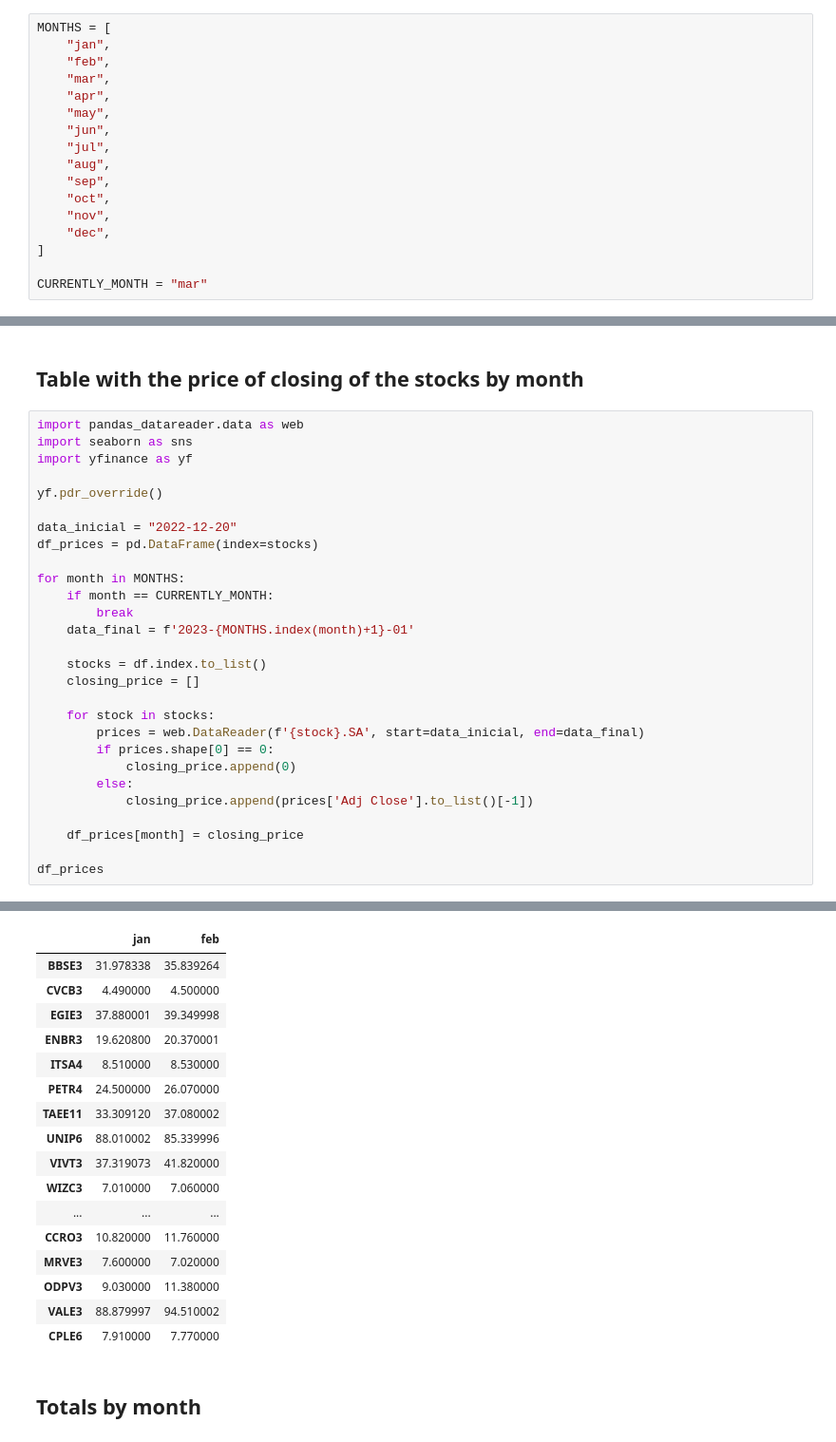
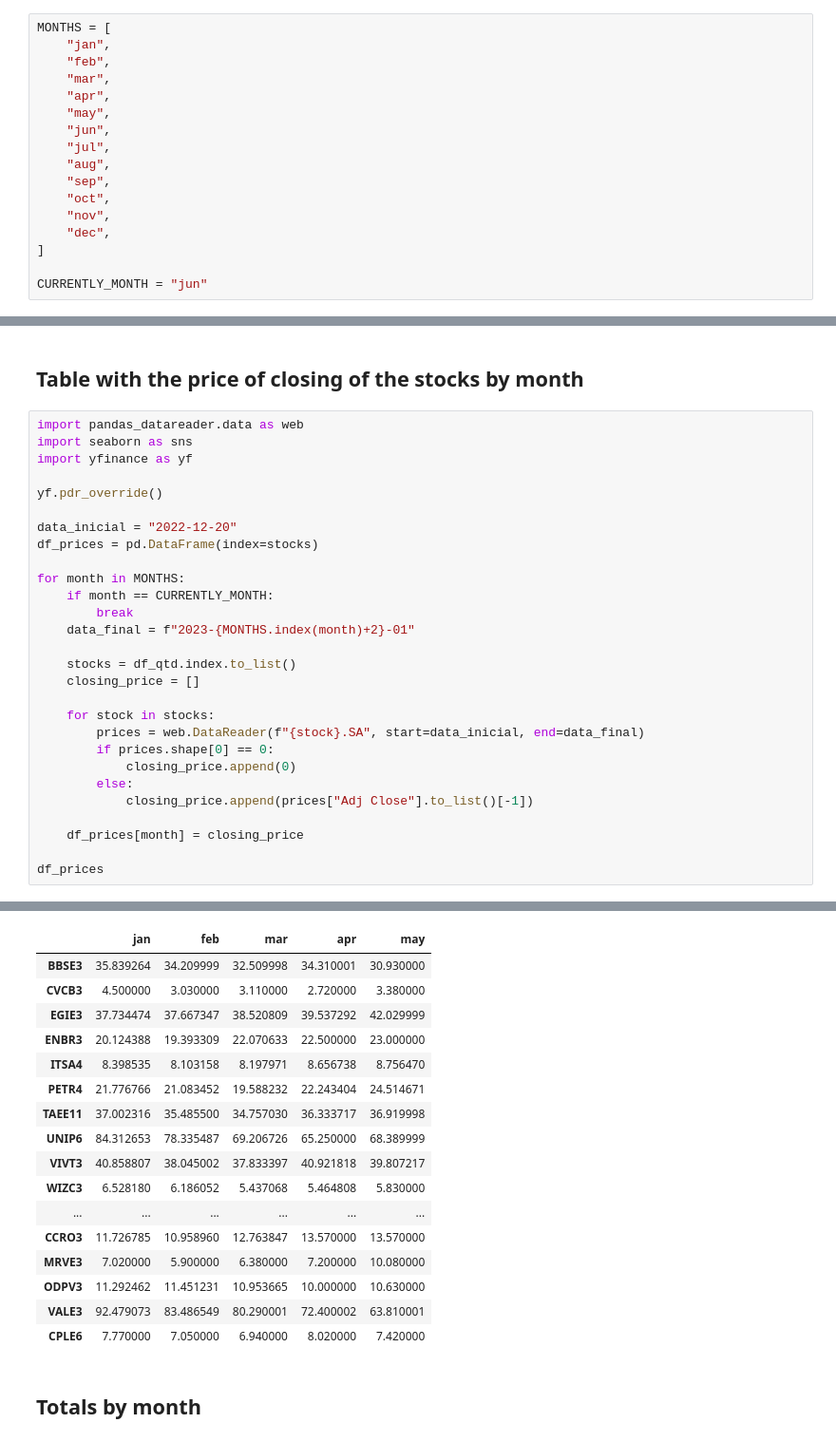
Before and after one commit to LucianoBatista/finance-app, a Jupyter notebook: stocks.ipynb, the cells around one changed output, grey strips where cells are left out. Shown: that part at 95% size. Saved outputs shown, nothing was run; the diff lists cells and outputs as text.

```diff
--- a/stocks.ipynb
+++ b/stocks.ipynb
@@ -18,6 +18,6 @@ MONTHS = [
     "dec",
 ]
 
-CURRENTLY_MONTH = "mar"
+CURRENTLY_MONTH = "jun"
 # %%
 # read from json
@@ -89,17 +89,17 @@ df_prices = pd.DataFrame(index=stocks)
 for month in MONTHS:
     if month == CURRENTLY_MONTH:
         break
-    data_final = f'2023-{MONTHS.index(month)+1}-01'
+    data_final = f"2023-{MONTHS.index(month)+2}-01"
 
-    stocks = df.index.to_list()
+    stocks = df_qtd.index.to_list()
     closing_price = []
 
     for stock in stocks:
-        prices = web.DataReader(f'{stock}.SA', start=data_inicial, end=data_final)
+        prices = web.DataReader(f"{stock}.SA", start=data_inicial, end=data_final)
         if prices.shape[0] == 0:
             closing_price.append(0)
         else:
-            closing_price.append(prices['Adj Close'].to_list()[-1])
+            closing_price.append(prices["Adj Close"].to_list()[-1])
 
     df_prices[month] = closing_price
 
@@ -121,24 +121,24 @@ df_prices
 [*********************100%***********************]  1 of 1 completed
 [*********************100%***********************]  1 of 1 completed
 [*********************100%***********************]  1 of 1 completed
 [*********************100%***********************]  1 of 1 completed
-|  | jan | feb |
-| BBSE3 | 31.978338 | 35.839264 |
-| CVCB3 | 4.490000 | 4.500000 |
-| EGIE3 | 37.880001 | 39.349998 |
-| ENBR3 | 19.620800 | 20.370001 |
-| ITSA4 | 8.510000 | 8.530000 |
-| PETR4 | 24.500000 | 26.070000 |
-| TAEE11 | 33.309120 | 37.080002 |
-| UNIP6 | 88.010002 | 85.339996 |
-| VIVT3 | 37.319073 | 41.820000 |
-| WIZC3 | 7.010000 | 7.060000 |
-| ... | ... | ... |
-| CCRO3 | 10.820000 | 11.760000 |
-| MRVE3 | 7.600000 | 7.020000 |
-| ODPV3 | 9.030000 | 11.380000 |
-| VALE3 | 88.879997 | 94.510002 |
-| CPLE6 | 7.910000 | 7.770000 |
+|  | jan | feb | mar | apr | may |
+| BBSE3 | 35.839264 | 34.209999 | 32.509998 | 34.310001 | 30.930000 |
+| CVCB3 | 4.500000 | 3.030000 | 3.110000 | 2.720000 | 3.380000 |
+| EGIE3 | 37.734474 | 37.667347 | 38.520809 | 39.537292 | 42.029999 |
+| ENBR3 | 20.124388 | 19.393309 | 22.070633 | 22.500000 | 23.000000 |
+| ITSA4 | 8.398535 | 8.103158 | 8.197971 | 8.656738 | 8.756470 |
+| PETR4 | 21.776766 | 21.083452 | 19.588232 | 22.243404 | 24.514671 |
+| TAEE11 | 37.002316 | 35.485500 | 34.757030 | 36.333717 | 36.919998 |
+| UNIP6 | 84.312653 | 78.335487 | 69.206726 | 65.250000 | 68.389999 |
+| VIVT3 | 40.858807 | 38.045002 | 37.833397 | 40.921818 | 39.807217 |
+| WIZC3 | 6.528180 | 6.186052 | 5.437068 | 5.464808 | 5.830000 |
+| ... | ... | ... | ... | ... | ... |
+| CCRO3 | 11.726785 | 10.958960 | 12.763847 | 13.570000 | 13.570000 |
+| MRVE3 | 7.020000 | 5.900000 | 6.380000 | 7.200000 | 10.080000 |
+| ODPV3 | 11.292462 | 11.451231 | 10.953665 | 10.000000 | 10.630000 |
+| VALE3 | 92.479073 | 83.486549 | 80.290001 | 72.400002 | 63.810001 |
+| CPLE6 | 7.770000 | 7.050000 | 6.940000 | 8.020000 | 7.420000 |
 # %% [markdown]
 ## Totals by month
 # %%
```
Also changed, not shown: parts of 15 cells of this notebook, 5 other files.
